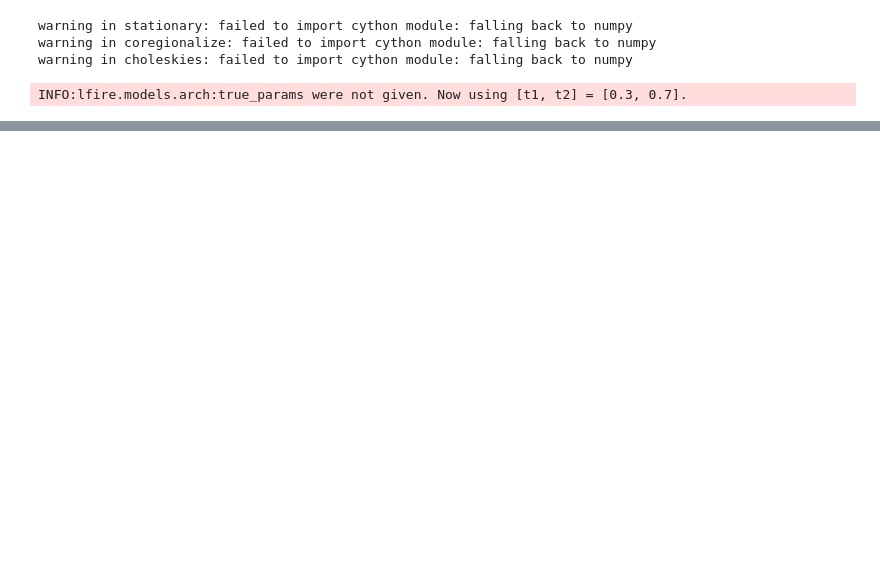
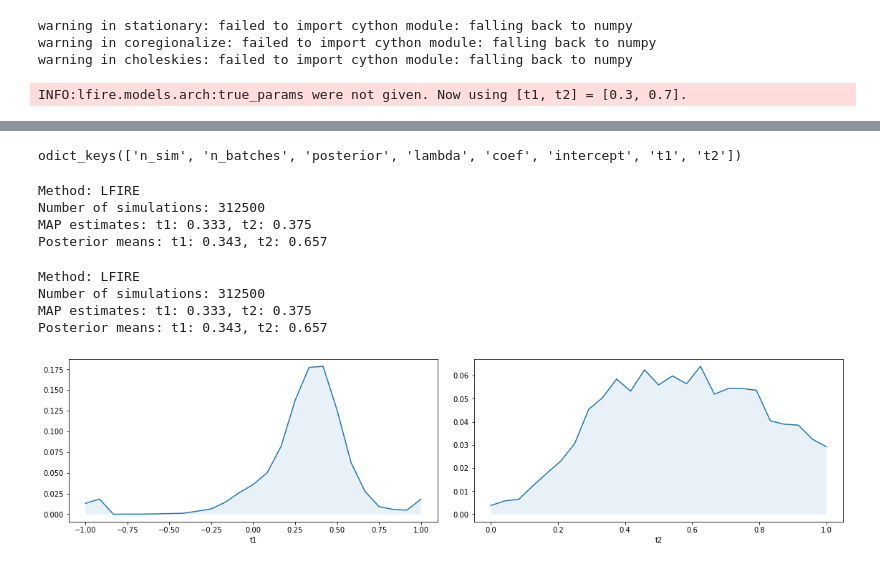
Before and after one commit to elfi-dev/zoo, a Jupyter notebook: lfire/notebooks/arch_example.ipynb, the cells around one changed output, grey strips where cells are left out. Drawn from its saved outputs; the diff is of its cells as text; code cells hidden in the pictures; blank space fills up the shorter version.

```diff
--- a/lfire/notebooks/arch_example.ipynb
+++ b/lfire/notebooks/arch_example.ipynb
@@ -108,0 +119,26 @@ lfire_res.plot_pairs();
+# %%
+# Get results keys
+lfire_res_noisy.results.keys()
+# %% [output]
+odict_keys(['n_sim', 'n_batches', 'posterior', 'lambda', 'coef', 'intercept', 't1', 't2'])
+# %%
+# Print summary
+lfire_res_noisy.summary()
+# %% [output]
+Method: LFIRE
+Number of simulations: 312500
+MAP estimates: t1: 0.333, t2: 0.375
+Posterior means: t1: 0.343, t2: 0.657
+# %%
+# Print summary
+print(lfire_res_noisy)
+# %% [output]
+Method: LFIRE
+Number of simulations: 312500
+MAP estimates: t1: 0.333, t2: 0.375
+Posterior means: t1: 0.343, t2: 0.657
+# %%
+# Visualize marginals
+lfire_res_noisy.plot_marginals();
+# %% [output]
+[figure, added]
```
Also changed, not shown: parts of 13 cells of this notebook.
